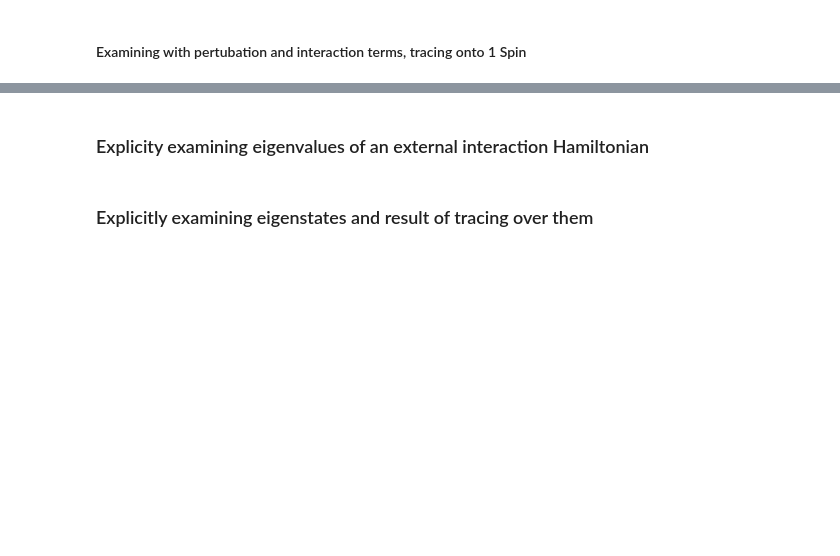
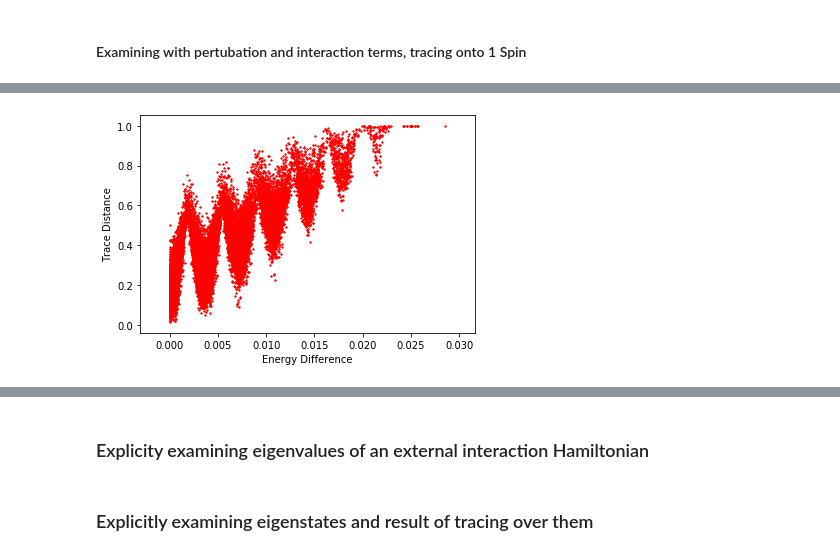
Before and after one commit to oliverimc/MSci-Project-Quantum-Thermalisation, a Jupyter notebook: MastersThermalisation.ipynb, the cells around one changed output, grey strips where cells are left out. Cells and saved outputs as stored; diff of their text form; code cells hidden in the pictures; blank space fills up the shorter version.

```diff
--- a/MastersThermalisation.ipynb
+++ b/MastersThermalisation.ipynb
@@ -195,0 +189,10 @@ plt.show()
+# %%
+xs2,ys2 = energy_trace_comp_2d(H1,1,2)
+# %%
+plt.scatter(xs2,ys2,s=1, c='r')
+plt.xlabel("Energy Difference")
+plt.ylabel("Trace Distance")
+plt.savefig("2subEvTr8S")
+plt.show()
+# %% [output]
+[figure, added]
```
Also changed, not shown: parts of 39 cells of this notebook, 13 other files.
